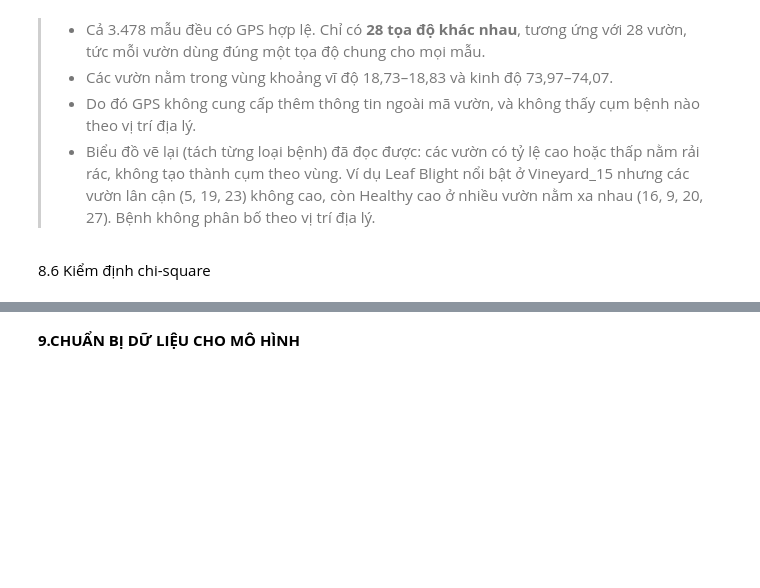
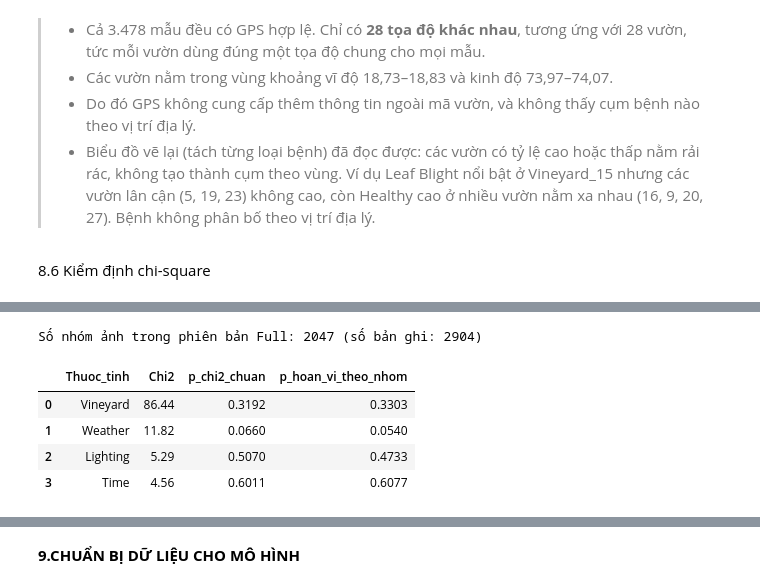
Before and after one commit to KasuraNguyen/Smart-Vineyard, a Jupyter notebook: Notebook/01_EDA.ipynb, the cells around one changed output, grey strips where cells are left out. Saved outputs shown, nothing was run; the diff lists cells and outputs as text; code cells hidden in the pictures; blank space fills up the shorter version.

```diff
--- a/Notebook/01_EDA.ipynb
+++ b/Notebook/01_EDA.ipynb
@@ -1394,0 +1515,45 @@ display(chi_result)
+# %%
+# Kiểm định hoán vị THEO NHÓM ẢNH (phiên bản Full): hoán vị nhãn bệnh giữa các nhóm MD5, giữ nguyên
+# cấu trúc nhóm. Cách này tính đến việc các bản ghi cùng ảnh không độc lập với nhau.
+full_key = next((k for k in versions if k.startswith("Full")), None)
+
+if full_key is not None and "MD5" in versions[full_key].columns:
+    full_df = versions[full_key]
+    g_codes, _ = pd.factorize(full_df["MD5"])
+    g_label = full_df.groupby(g_codes)["Disease_Type"].first()          # nhãn của từng nhóm ảnh
+    y_group, cls_names = pd.factorize(g_label)
+    K = len(cls_names)
+
+    def chi2_from_counts(cnt):
+        exp = cnt.sum(1, keepdims=True) * cnt.sum(0, keepdims=True) / cnt.sum()
+        return float(((cnt - exp) ** 2 / np.where(exp > 0, exp, 1)).sum())
+
+    N_PERM = 2000
+    rng = np.random.default_rng(42)
+    rows = []
+    for a, col in attrs.items():
+        a_codes, a_names = pd.factorize(full_df[col])
+        A = len(a_names)
+
+        def stat(y_rec):
+            return chi2_from_counts(np.bincount(a_codes * K + y_rec, minlength=A * K).reshape(A, K))
+
+        obs = stat(y_group[g_codes])
+        null = np.array([stat(rng.permutation(y_group)[g_codes]) for _ in range(N_PERM)])
+        p_perm = (1 + (null >= obs).sum()) / (1 + N_PERM)
+
+        tab = pd.crosstab(full_df[col], full_df["Disease_Type"])
+        p_std = chi2_contingency(tab)[1]
+        rows.append(dict(Thuoc_tinh=a, Chi2=round(obs, 2), p_chi2_chuan=round(p_std, 4), p_hoan_vi_theo_nhom=round(p_perm, 4)))
+
+    print(f"Số nhóm ảnh trong phiên bản Full: {len(g_label)} (số bản ghi: {len(full_df)})")
+    display(pd.DataFrame(rows))
+else:
+    print("Chưa có task2_env_full.csv (hoặc thiếu cột MD5) -> bỏ qua.")
+# %% [output]
+Số nhóm ảnh trong phiên bản Full: 2047 (số bản ghi: 2904)
+|  | Thuoc_tinh | Chi2 | p_chi2_chuan | p_hoan_vi_theo_nhom |
+| 0 | Vineyard | 86.44 | 0.3192 | 0.3303 |
+| 1 | Weather | 11.82 | 0.0660 | 0.0540 |
+| 2 | Lighting | 5.29 | 0.5070 | 0.4733 |
+| 3 | Time | 4.56 | 0.6011 | 0.6077 |
```
Also changed, not shown: parts of 25 cells of this notebook.
